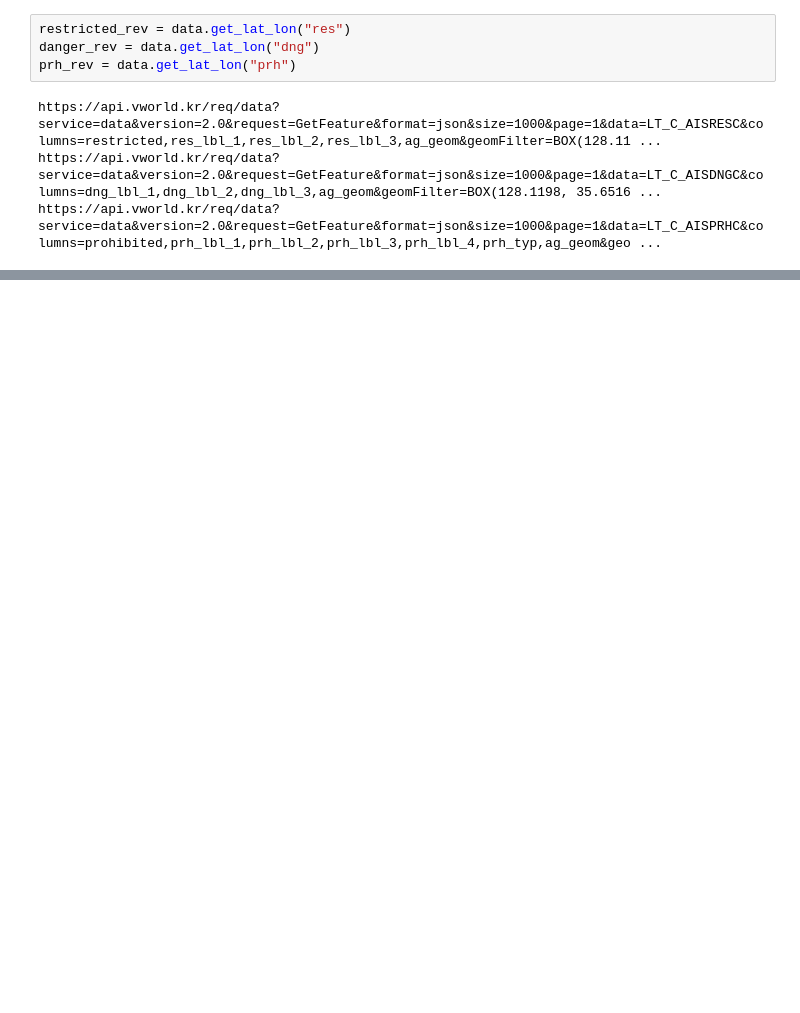
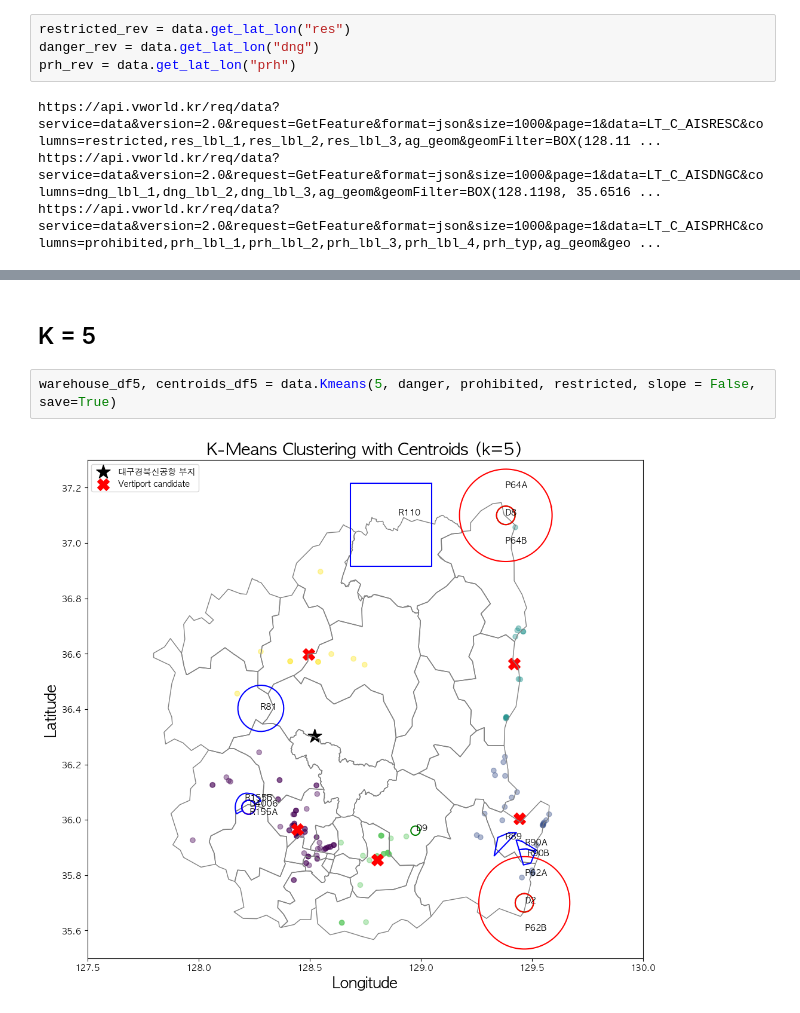
Before and after one commit to HowveYoobin/Big_Data_Design, a Jupyter notebook: Team_project/mapping.ipynb, the cells around one changed output, grey strips where cells are left out. Drawn from its saved outputs; the diff is of its cells as text; blank space fills up the shorter version.

```diff
--- a/Team_project/mapping.ipynb
+++ b/Team_project/mapping.ipynb
@@ -67,0 +79,6 @@ data.folium_visualize(5000, centroids_df, prh_rev, restricted_rev, danger_rev)
+# %% [markdown]
+## K = 5
+# %%
+warehouse_df5, centroids_df5 = data.Kmeans(5, danger, prohibited, restricted, slope = False, save=True)
+# %% [output]
+[figure, added]
```
Also changed, not shown: parts of 30 cells of this notebook, 14 other files.
